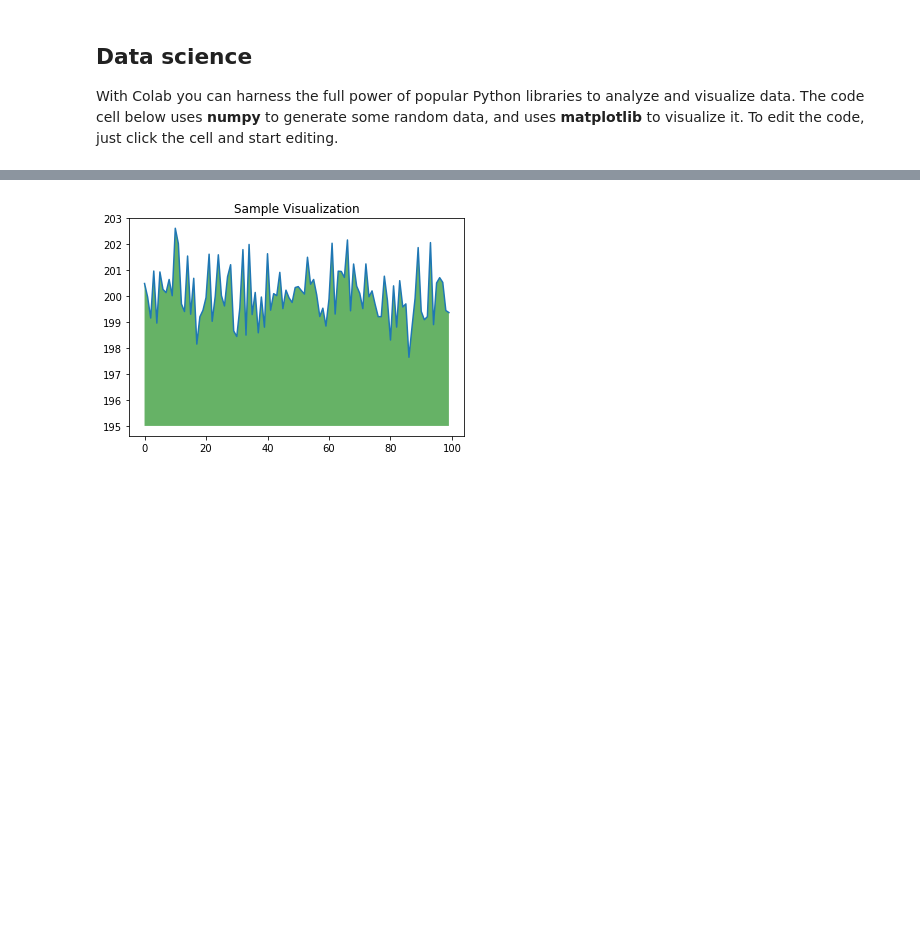
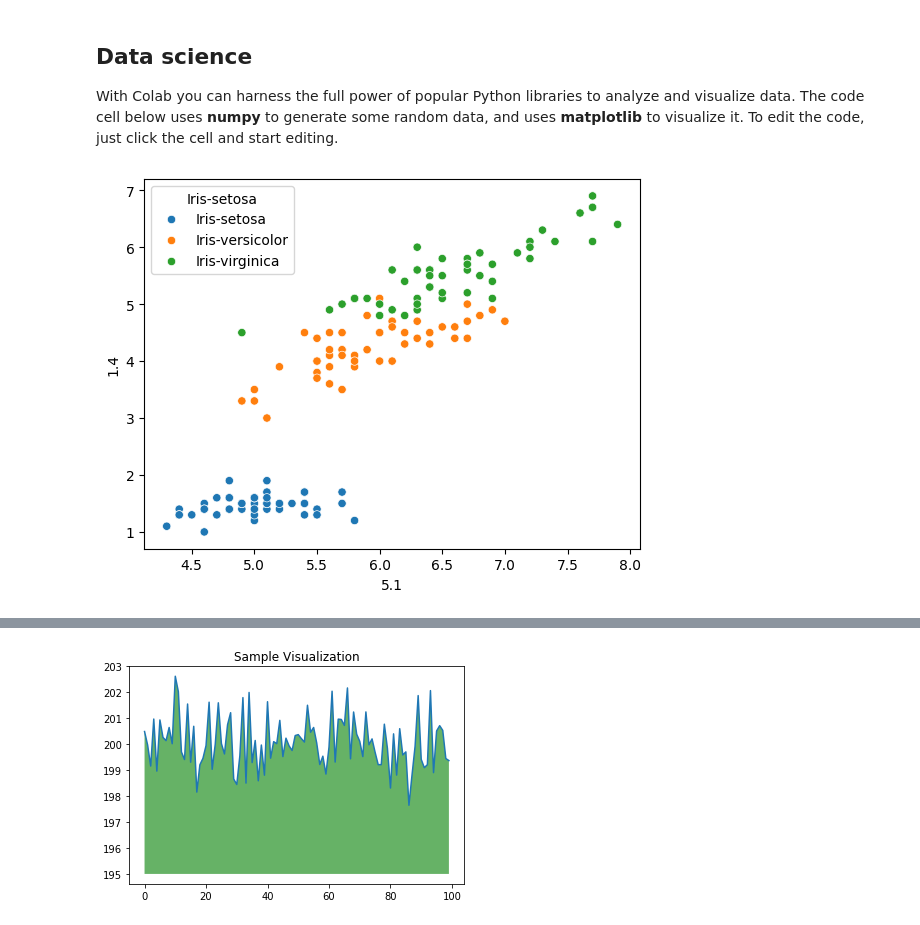
Before and after one commit to spaceo521/College_Demo, a Jupyter notebook: Welcome_To_Colaboratory.ipynb, the cells around one changed output, grey strips where cells are left out. Saved outputs shown, nothing was run; the diff lists cells and outputs as text; code cells hidden in the pictures; blank space fills up the shorter version.

Commit message:
Linear REGRESSION MODELS

```diff
--- a/Welcome_To_Colaboratory.ipynb
+++ b/Welcome_To_Colaboratory.ipynb
@@ -59,0 +63,2 @@ seconds_in_a_week
+# %%
+iris = pd.read_csv('iris.data.csv')
@@ -68,3 +105,10 @@ Colab notebooks are Jupyter notebooks that are hosted by Colab. To learn more ab
 </div>
 
 With Colab you can harness the full power of popular Python libraries to analyze and visualize data. The code cell below uses **numpy** to generate some random data, and uses **matplotlib** to visualize it. To edit the code, just click the cell and start editing.
+# %%
+sns.scatterplot(x='5.1',y='1.4',data=iris,color='g',hue='Iris-setosa')
+plt.show()
+
+#Data Manipulation and Data Visualization is done. Now, we will apply Linear Regression.
+# %% [output]
+[figure, added]
```
Also changed, not shown: parts of 29 cells of this notebook.
